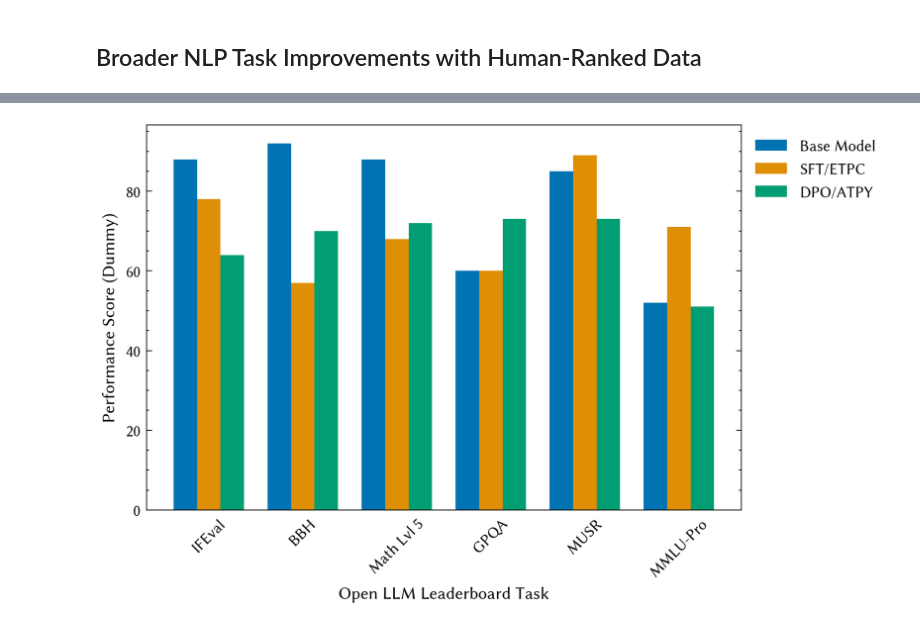
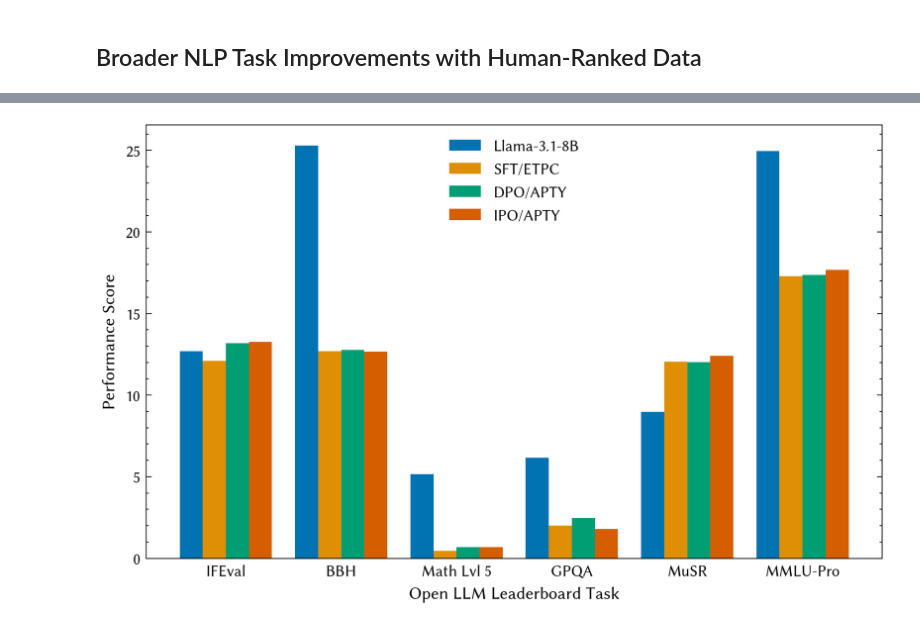
Before and after one commit to cluebbers/dpo-rlhf-paraphrase-types, a Jupyter notebook: notebooks/plots.ipynb, the cells around one changed output, grey strips where cells are left out. Cells and saved outputs as stored; diff of their text form; code cells hidden in the pictures.

```diff
--- a/notebooks/plots.ipynb
+++ b/notebooks/plots.ipynb
@@ -494,0 +454,20 @@ plt.savefig(output_path, dpi=300)
+# %%
+# Create plot
+fig, ax = plt.subplots(constrained_layout=True)
+
+models = ['Llama-3.1-8B', 'SFT/ETPC', 'DPO/APTY', 'IPO/APTY']
+x = np.arange(len(llama3_accuracy['APT']))
+width = 0.2
+
+for i, model in enumerate(models):
+    ax.barh(x + (len(models) - 1 - i) *width, llama3_accuracy[model], width, label=model)
+
+ax.set_yticks(x + width*1.5)
+ax.set_yticklabels(llama3_accuracy['APT'])
+ax.tick_params(axis="y", which="both", left=False, right=False)
+ax.set_xlabel("Accuracy (%) of generating a specified praphrase type")
+plt.xlim(0, 100)
+plt.legend()
+
+output_path = os.path.join(output_dir, "llama3_type_ranking.pdf")
+plt.savefig(output_path, dpi=300)
@@ -1123,39 +1145,52 @@ display(df)
 # %%
 # Define tasks and models
-tasks = ["IFEval", "BBH", "Math Lvl 5", "GPQA", "MUSR", "MMLU-Pro"]
-models = ["Base Model", "SFT/ETPC", "DPO/ATPY"]
+tasks = ["IFEval", "BBH", "Math Lvl 5", "GPQA", "MuSR", "MMLU-Pro"]
+models = ["Llama-3.1-8B", "SFT/ETPC", "DPO/APTY", "IPO/APTY"]
+scores_data = {
+    "IFEval": [
+        12.7,
+        12.09,
+        13.18,
+        13.27,
+    ],  # Replace these with actual averages across paraphrase types
+    "BBH": [25.29, 12.69, 12.76, 12.67],  # Replace zeros with actual scores
+    "Math Lvl 5": [5.14, 0.45, 0.68, 0.68],
+    "GPQA": [6.15, 2.01, 2.46, 1.79],
+    "MuSR": [8.98, 12.05, 12.02, 12.42],
+    "MMLU-Pro": [24.95, 17.29, 17.36, 17.67],
+}
 
-# Create dummy scores for each task and model
-np.random.seed(42)
-scores = np.random.randint(50, 100, size=(len(tasks), len(models)))
+scores = pd.DataFrame(scores_data, index=models)
 
 # Create a grouped bar chart
 # Set figure size
 fig, ax = plt.subplots(constrained_layout=True)
 
-bar_width = 0.25
-index = np.arange(len(tasks))
+bar_width = 0.25  # Make bars thinner
+group_spacing = 0.25  # Add space between groups
+index = np.arange(len(tasks)) * (1 + group_spacing)  # Space out the groups more
+
 
 # Plot bars for each model
 for i, model in enumerate(models):
-    ax.bar(index + i * bar_width, scores[:, i], bar_width, label=model)
+    ax.bar(index + i * bar_width, scores.iloc[i], bar_width, label=model)
 
 # Set labels, title, and ticks
 ax.set_xlabel("Open LLM Leaderboard Task")
-ax.set_xticks(index + bar_width)
+ax.set_xticks(index + bar_width * (len(models) - 1) / 2)
 ax.set_xticklabels(tasks)
 ax.tick_params(axis="x", which="both", bottom=False, top=False)
-plt.xticks(rotation=45)
+# plt.xticks(rotation=45)
 
-ax.set_ylabel("Performance Score (Dummy)")
+ax.set_ylabel("Performance Score")
 
 # Add legend
 ax.legend(
-    bbox_to_anchor=(1, 1),
-    loc="upper left",
+    # bbox_to_anchor=(1, 1),
+    # loc="upper left",
 )
 
 output_path = os.path.join(output_dir, "llmboard.pdf")
 plt.savefig(output_path, dpi=300)
 # %% [output]
-[figure, old version]
+[figure, new version]
```
Also changed, not shown: parts of 8 cells of this notebook.
